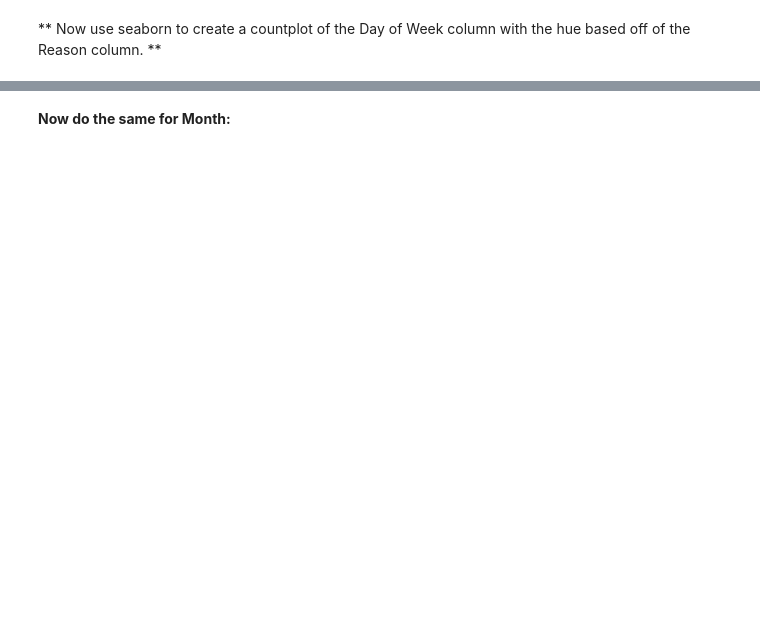
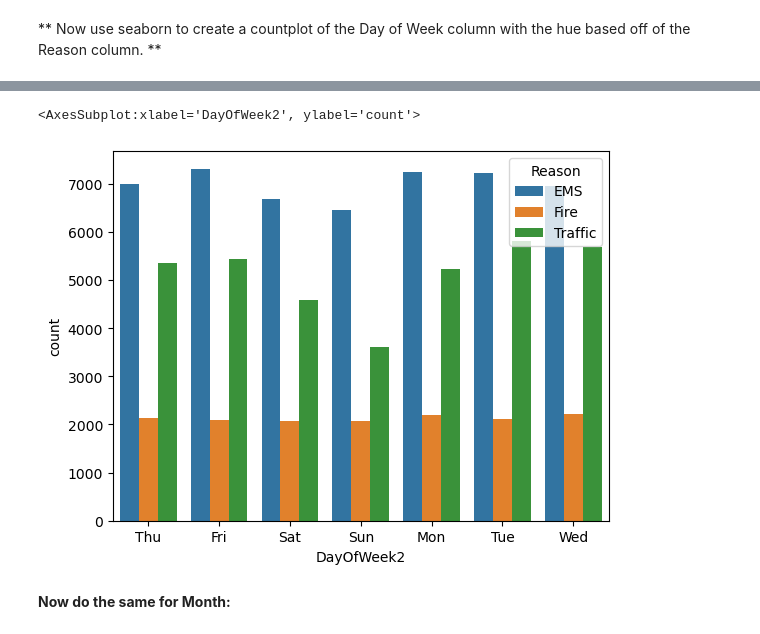
Before and after one commit to leticiafaria7/bootcampPython, a Jupyter notebook: 9_data-capstone-project/calls-project.ipynb, the cells around one changed output, grey strips where cells are left out. Cells and saved outputs as stored; diff of their text form; code cells hidden in the pictures; blank space fills up the shorter version.

```diff
--- a/9_data-capstone-project/calls-project.ipynb
+++ b/9_data-capstone-project/calls-project.ipynb
@@ -158,5 +158,8 @@ df['timeStamp'] = pd.to_datetime(df['timeStamp'])
     time.hour
 
 **You can use Jupyter's tab method to explore the various attributes you can call. Now that the timestamp column are actually DateTime objects, use .apply() to create 3 new columns called Hour, Month, and Day of Week. You will create these columns based off of the timeStamp column, reference the solutions if you get stuck on this step.**
-# %%
-df['Hour'] =
+# %%
+df['Hour'] = df['timeStamp'].apply(lambda x: x.hour)
+df['Month'] = df['timeStamp'].apply(lambda x: x.month)
+df['DayOfWeek'] = df['timeStamp'].apply(lambda x: x.weekday())
+df.head()
@@ -164,3 +174,8 @@ df['Hour'] =
 ** Notice how the Day of Week is an integer 0-6. Use the .map() with this dictionary to map the actual string names to the day of the week: **
 
     dmap = {0:'Mon',1:'Tue',2:'Wed',3:'Thu',4:'Fri',5:'Sat',6:'Sun'}
+# %%
+dmap = {0:'Mon',1:'Tue',2:'Wed',3:'Thu',4:'Fri',5:'Sat',6:'Sun'}
+
+df['DayOfWeek2'] = df['DayOfWeek'].map(dmap)
+df.head()
@@ -173,2 +191,7 @@ df['Hour'] =
+# %%
+sns.countplot(x = 'DayOfWeek2', hue = 'Reason', data = df)
+# %% [output]
+<AxesSubplot:xlabel='DayOfWeek2', ylabel='count'>
+[figure, added]
 # %% [markdown]
 **Now do the same for Month:**
```
Also changed, not shown: parts of 33 cells of this notebook.
